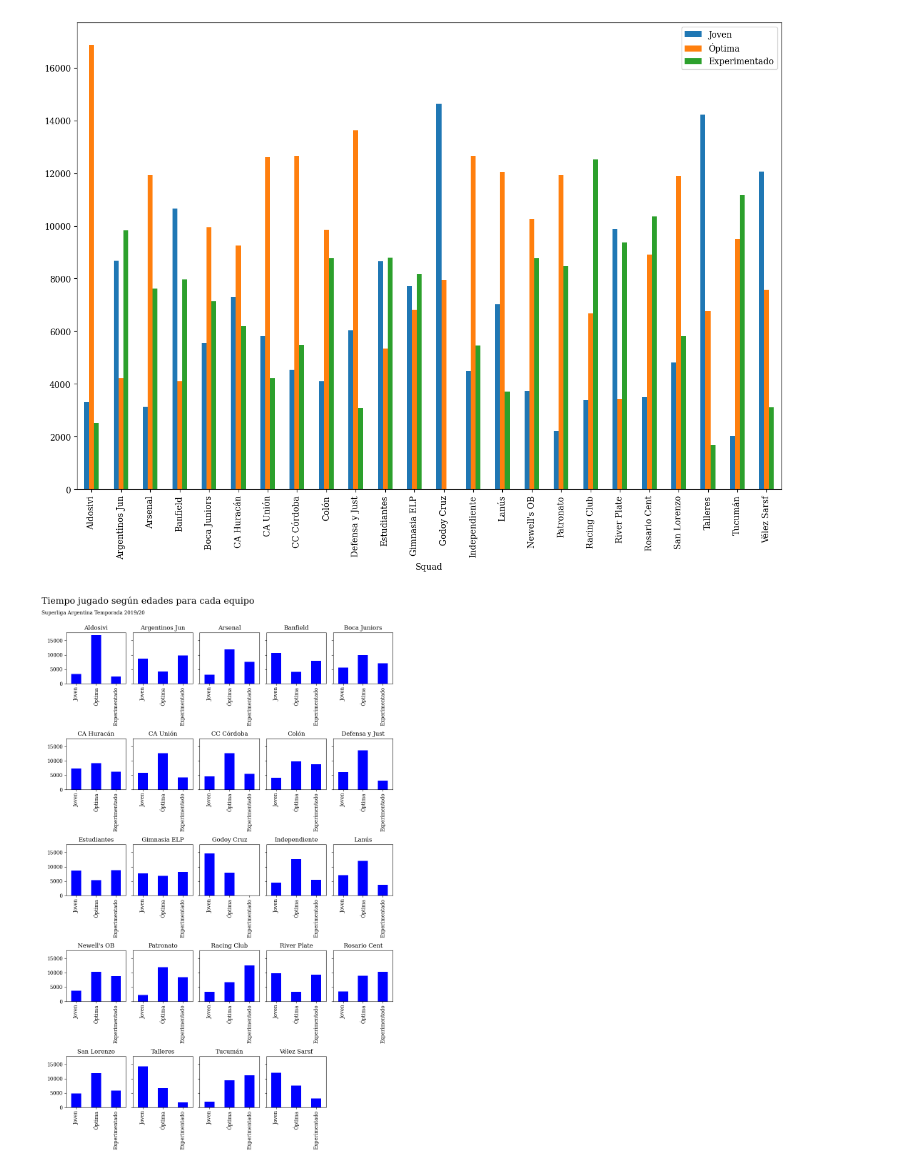
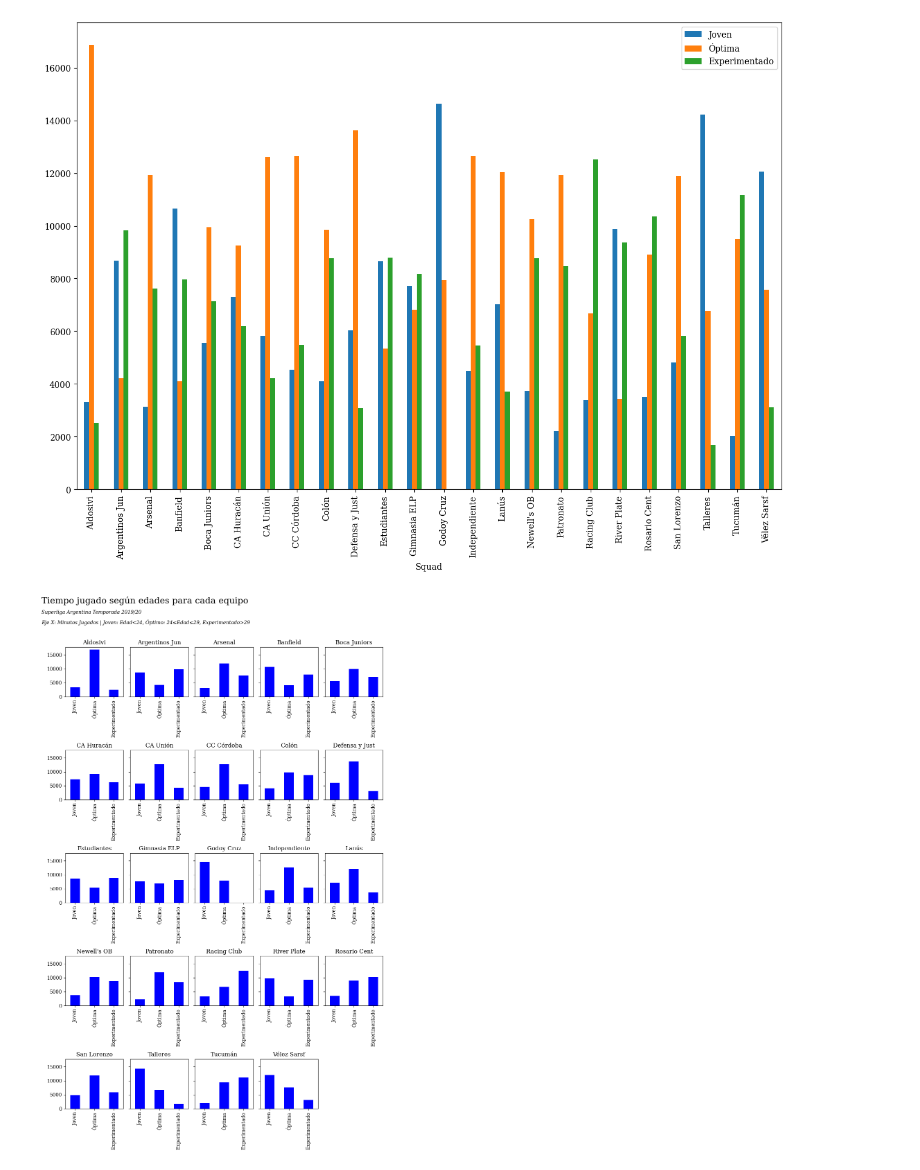
Before and after one commit to rcammi/TimePlayed_Superliga, a Jupyter notebook: analyze_data.ipynb, the cells around one changed output. Drawn from its saved outputs; the diff is of its cells as text; code cells hidden in the pictures.

Commit message:
se agrego que significa cada eje. Falta ver como agrego logo y creditos. Además, probar plotear violin para distribucion de edades.

```diff
--- a/analyze_data.ipynb
+++ b/analyze_data.ipynb
@@ -274,20 +274,21 @@ graph.iloc[0:25].plot.bar(y=['Joven','Óptima','Experimentado'],figsize=(15,10))
 # %%
 #plot a clean graph using subplots
 
 #plot subplots
 graph.T.iloc[0:3].plot.bar(subplots=True, layout=(5,-1), figsize=(10,15), legend=False, sharey=True, sharex=False, color='b', alpha=1, rot=90, grid=False)
 
 #adjust subplots
 plt.tight_layout()
 
 #plot title and subtitle
-plt.figtext(0,1.03,'Tiempo jugado según edades para cada equipo', fontsize=18, ha='left')
-plt.figtext(0,1.01,'Superliga Argentina Temporada 2019/20',fontsize=10,ha='left')
+plt.figtext(0,1.06,'Tiempo jugado según edades para cada equipo', fontsize=18, ha='left')
+plt.figtext(0,1.04,'Superliga Argentina Temporada 2019/20',fontsize=10, fontstyle='italic', ha='left')
+plt.figtext(0,1.02,'Eje X: Minutos Jugados | Joven: Edad<24, Óptimo: 24≤Edad≤29, Experimentado>29', fontsize=10, fontstyle='italic',ha='left')
 
 #save figure
 plt.savefig('age_profile.png', bbox_inches="tight")
 
 #show
 plt.show()
 # %% [output]
-[figure, old version]
+[figure, new version]
```
